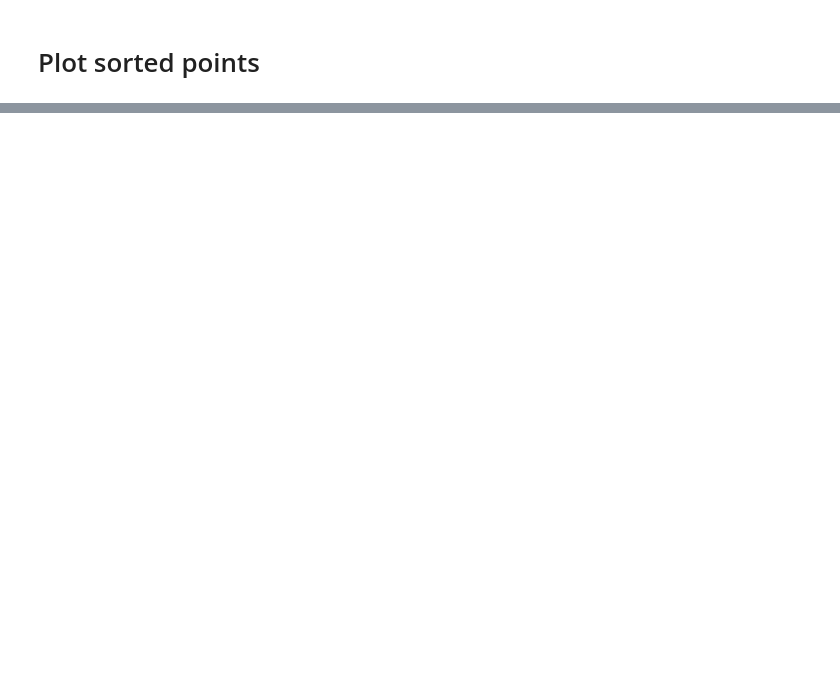
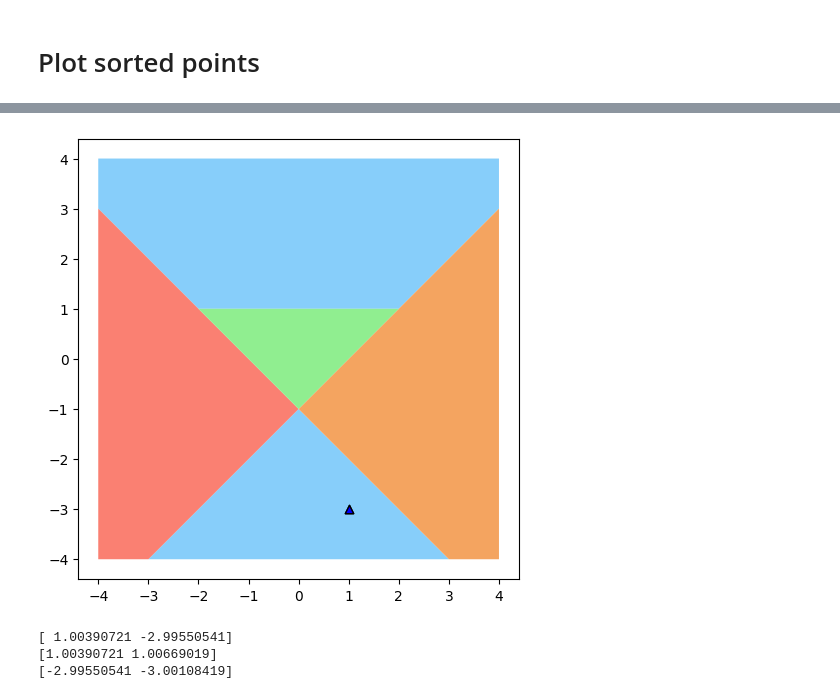
Before and after one commit to erikrecio/qurriculum_learning, a Jupyter notebook: Phase Recognition/main_penny5-jaxopt.ipynb, the cells around one changed output, grey strips where cells are left out. Drawn from its saved outputs; the diff is of its cells as text; code cells hidden in the pictures; blank space fills up the shorter version.

```diff
--- a/Phase Recognition/main_penny5-jaxopt.ipynb
+++ b/Phase Recognition/main_penny5-jaxopt.ipynb
@@ -1616,0 +1954,66 @@ plt.rcParams.update(plt.rcParamsDefault)
+# %%
+# pred_val = np.array(read_data["pred_val"][run][iteration])
+pred_val = pred(weights, np.array(bias), gs2)
+
+
+fig, axis = plt.subplots(1,1)
+fig.set_figheight(5)
+fig.set_figwidth(6)
+fig.tight_layout()
+
+plot_iter = -1
+
+# define regions coordinates
+x01, y01 = region01_coords[:,0], region01_coords[:,1]
+x02, y02 = region02_coords[:,0], region02_coords[:,1]
+x1, y1 = region1_coords[:,0], region1_coords[:,1]
+x2, y2 = region2_coords[:,0], region2_coords[:,1]
+x3, y3 = region3_coords[:,0], region3_coords[:,1]
+
+# put the regions into the plot
+axis.fill(x01, y01, facecolor='lightskyblue')    # class 0
+axis.fill(x02, y02, facecolor='lightskyblue')    # class 0
+axis.fill(x1, y1, facecolor='sandybrown')        # class 1
+axis.fill(x2, y2, facecolor='salmon')            # class 2
+axis.fill(x3, y3, facecolor='lightgreen')        # class 3
+
+# pred_val_plot = np.array(pred_val[plot_iter])
+pred_val_plot = pred_val
+
+colors = ["b", "orange", "r", "g"]
+
+# plot datapoints
+for i in range(4):
+    # axis.scatter(
+    #     j_train[:, 0][pred_train_plot==i],
+    #     j_train[:, 1][pred_train_plot==i],
+    #     c=colors[i],
+    #     marker="o",
+    #     edgecolors="k",
+    #     label=f"class {i+1} train",
+    # )
+    if with_val:
+        axis.scatter(
+            j_val[:, 0][pred_val_plot==i],
+            j_val[:, 1][pred_val_plot==i],
+            c=colors[i],
+            marker="^",
+            edgecolors="k",
+            label=f"class {i+1} validation",
+        )
+
+
+# plt.legend()
+# axis.set_title(f"Validation ({acc_val[plot_iter]:.0f}%)")
+plt.axis('square')
+plt.show()
+# %% [output]
+[figure, added]
+# %%
+print(j_val[0])
+print(j_val[:,0])
+print(j_val[:,1])
+# %% [output]
+[ 1.00390721 -2.99550541]
+[1.00390721 1.00669019]
+[-2.99550541 -3.00108419]
```
Also changed, not shown: parts of 31 cells of this notebook.
